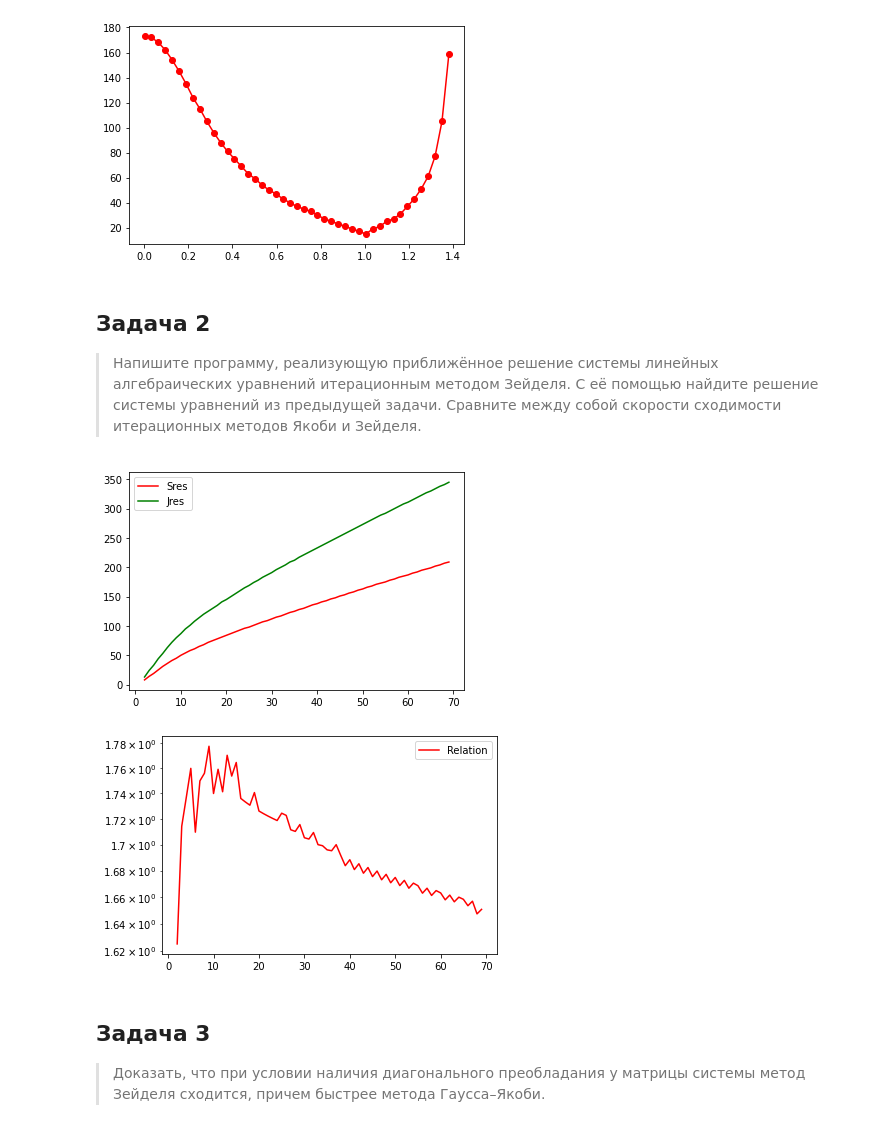
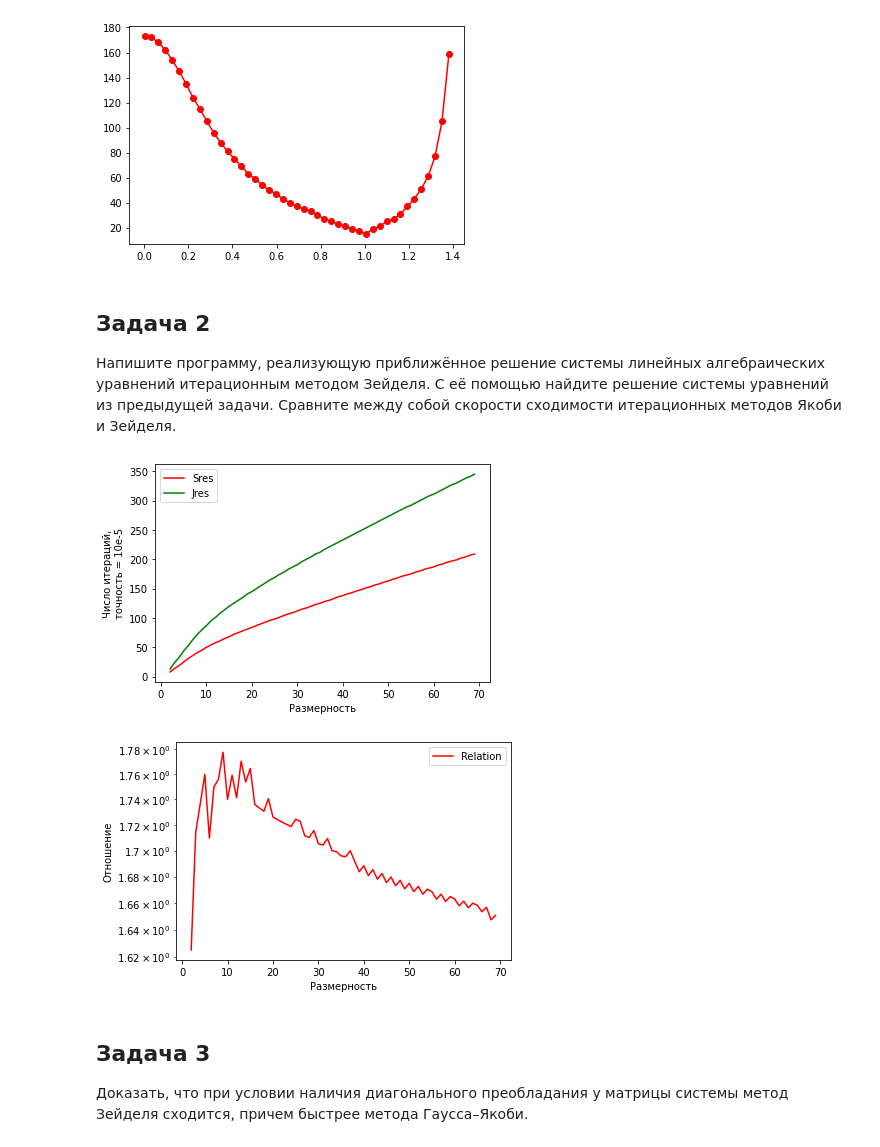
Before and after one commit to Alex2034/CompMath, a Jupyter notebook: B/B4_HW.ipynb, the cells around one changed output. Saved outputs shown, nothing was run; the diff lists cells and outputs as text; code cells hidden in the pictures.

```diff
--- a/B/B4_HW.ipynb
+++ b/B/B4_HW.ipynb
@@ -90,11 +90,11 @@ plt.show()
 [figure]
 # %% [markdown]
 ## Задача 2
->
-> Напишите программу, реализующую приближённое решение системы линейных
-> алгебраических уравнений итерационным методом Зейделя. С её помощью
-> найдите решение системы уравнений из предыдущей задачи. Сравните между
-> собой скорости сходимости итерационных методов Якоби и Зейделя.
+
+ Напишите программу, реализующую приближённое решение системы линейных
+ алгебраических уравнений итерационным методом Зейделя. С её помощью
+ найдите решение системы уравнений из предыдущей задачи. Сравните между
+ собой скорости сходимости итерационных методов Якоби и Зейделя.
 # %%
 def Seidel(A, f, count = True, eps=10e-5, MAX=10000):
     f = np.array(f)
@@ -130,23 +130,29 @@ for d in dim:
     Jres.append(it)
 plt.plot(dim, Sres, label='Sres', c = 'r')
 plt.plot(dim, Jres, label='Jres', c = 'g')
+plt.xlabel('Размерность')
+plt.ylabel('Число итераций,\nточность = 10e-5')
 plt.legend()
 plt.show()
 # %% [output]
-[figure, old version]
+[figure, new version]
 # %%
+N = 70
+dim = range(2, N)
 rel = np.array(Jres)/np.array(Sres)
 plt.plot(dim, rel, label='Relation', c = 'r')
 plt.yscale('log')
+plt.xlabel('Размерность')
+plt.ylabel('Отношение')
 plt.legend()
 plt.show()
 # %% [output]
-[figure, old version]
+[figure, new version]
 # %% [markdown]
 ## Задача 3
->
-> Доказать, что при условии наличия диагонального преобладания у матрицы
-> системы метод Зейделя сходится, причем быстрее метода Гаусса–Якоби.
+
+ Доказать, что при условии наличия диагонального преобладания у матрицы
+ системы метод Зейделя сходится, причем быстрее метода Гаусса–Якоби.
 # %% [markdown]
 ## Задача 4.
 
```
Also changed, not shown: parts of 10 cells of this notebook.
